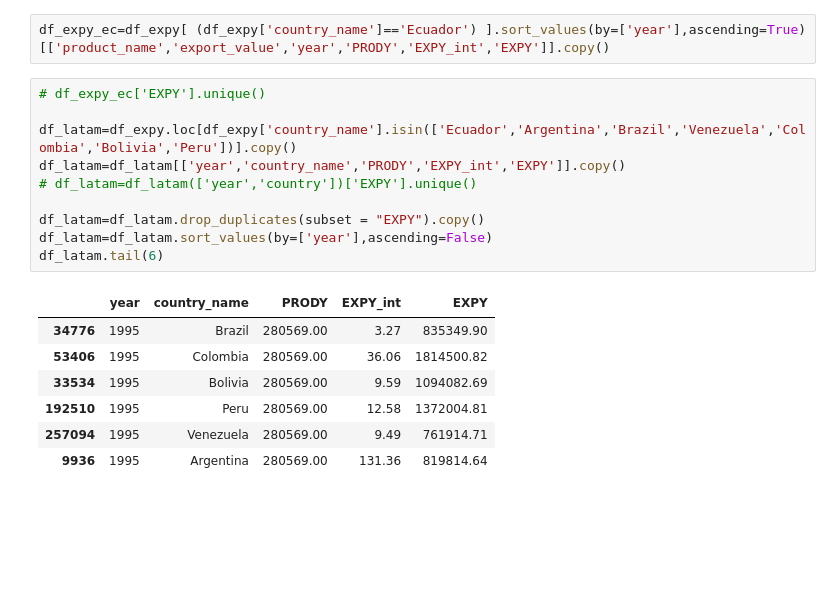
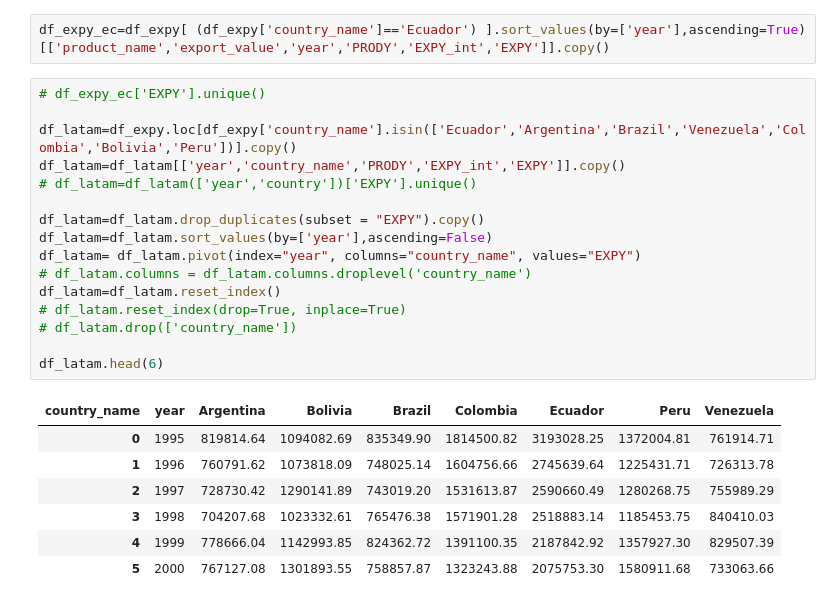
Before and after one commit to descandon88/Ecuador-Growth-data-set, a Jupyter notebook: funciones/expy.ipynb, the cells around one changed output. Saved outputs shown, nothing was run; the diff lists cells and outputs as text; blank space fills up the shorter version.

```diff
--- a/funciones/expy.ipynb
+++ b/funciones/expy.ipynb
@@ -526,18 +501,24 @@ df_expy_ec=df_expy[ (df_expy['country_name']=='Ecuador') ].sort_values(by=['year
 # %%
 # df_expy_ec['EXPY'].unique()
 
 df_latam=df_expy.loc[df_expy['country_name'].isin(['Ecuador','Argentina','Brazil','Venezuela','Colombia','Bolivia','Peru'])].copy()
 df_latam=df_latam[['year','country_name','PRODY','EXPY_int','EXPY']].copy()
 # df_latam=df_latam(['year','country'])['EXPY'].unique()
 
 df_latam=df_latam.drop_duplicates(subset = "EXPY").copy()
 df_latam=df_latam.sort_values(by=['year'],ascending=False)
-df_latam.tail(6)
+df_latam= df_latam.pivot(index="year", columns="country_name", values="EXPY")
+# df_latam.columns = df_latam.columns.droplevel('country_name')
+df_latam=df_latam.reset_index()
+# df_latam.reset_index(drop=True, inplace=True)
+# df_latam.drop(['country_name'])
+
+df_latam.head(6)
 # %% [output]
-|  | year | country_name | PRODY | EXPY_int | EXPY |
-| 34776 | 1995 | Brazil | 280569.00 | 3.27 | 835349.90 |
-| 53406 | 1995 | Colombia | 280569.00 | 36.06 | 1814500.82 |
-| 33534 | 1995 | Bolivia | 280569.00 | 9.59 | 1094082.69 |
-| 192510 | 1995 | Peru | 280569.00 | 12.58 | 1372004.81 |
-| 257094 | 1995 | Venezuela | 280569.00 | 9.49 | 761914.71 |
-| 9936 | 1995 | Argentina | 280569.00 | 131.36 | 819814.64 |
+| country_name | year | Argentina | Bolivia | Brazil | Colombia | Ecuador | Peru | Venezuela |
+| 0 | 1995 | 819814.64 | 1094082.69 | 835349.90 | 1814500.82 | 3193028.25 | 1372004.81 | 761914.71 |
+| 1 | 1996 | 760791.62 | 1073818.09 | 748025.14 | 1604756.66 | 2745639.64 | 1225431.71 | 726313.78 |
+| 2 | 1997 | 728730.42 | 1290141.89 | 743019.20 | 1531613.87 | 2590660.49 | 1280268.75 | 755989.29 |
+| 3 | 1998 | 704207.68 | 1023332.61 | 765476.38 | 1571901.28 | 2518883.14 | 1185453.75 | 840410.03 |
+| 4 | 1999 | 778666.04 | 1142993.85 | 824362.72 | 1391100.35 | 2187842.92 | 1357927.30 | 829507.39 |
+| 5 | 2000 | 767127.08 | 1301893.55 | 758857.87 | 1323243.88 | 2075753.30 | 1580911.68 | 733063.66 |
```
Also changed, not shown: parts of 7 cells of this notebook.
